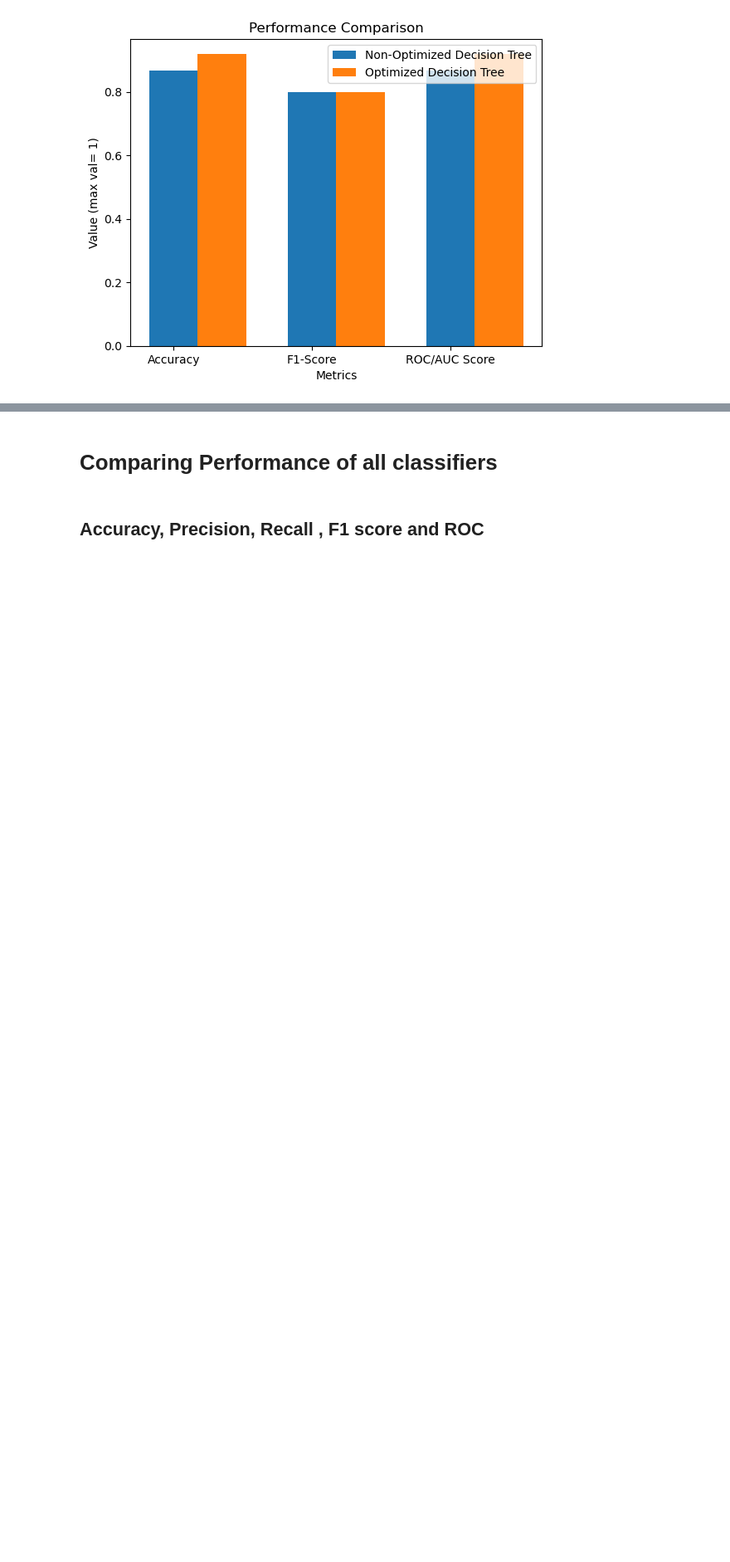
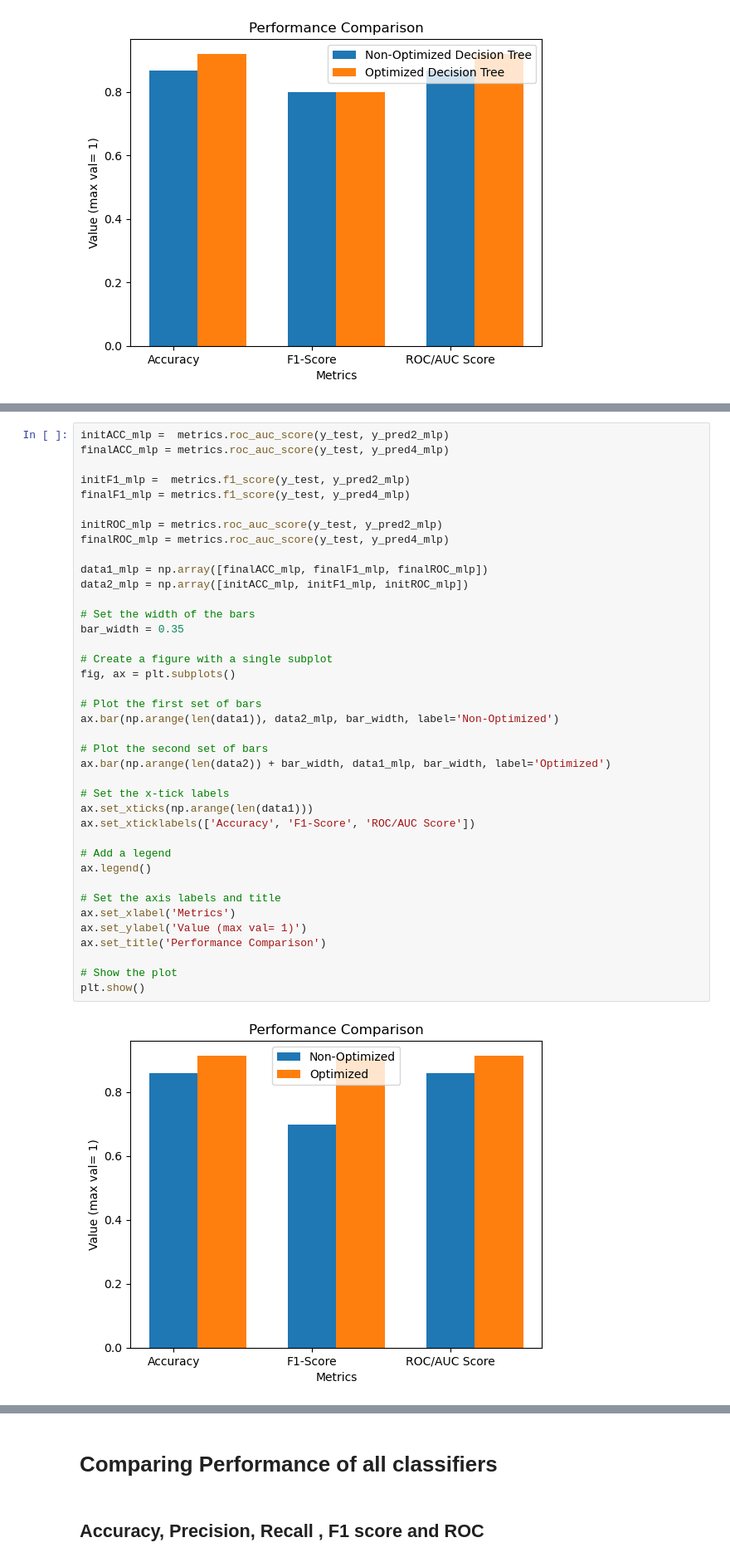
Before and after one commit to mahgob601/MachineLearning-Project, a Jupyter notebook: SVM_KNN_Bayes_DT.ipynb, the cells around one changed output, grey strips where cells are left out. Shown: that part at 83% size. Drawn from its saved outputs; the diff is of its cells as text; blank space fills up the shorter version.

```diff
--- a/SVM_KNN_Bayes_DT.ipynb
+++ b/SVM_KNN_Bayes_DT.ipynb
@@ -808,0 +987,41 @@ plt.show()
+# %%
+initACC_mlp =  metrics.roc_auc_score(y_test, y_pred2_mlp)
+finalACC_mlp = metrics.roc_auc_score(y_test, y_pred4_mlp)
+
+initF1_mlp =  metrics.f1_score(y_test, y_pred2_mlp)
+finalF1_mlp = metrics.f1_score(y_test, y_pred4_mlp)
+
+initROC_mlp = metrics.roc_auc_score(y_test, y_pred2_mlp)
+finalROC_mlp = metrics.roc_auc_score(y_test, y_pred4_mlp)
+
+data1_mlp = np.array([finalACC_mlp, finalF1_mlp, finalROC_mlp])
+data2_mlp = np.array([initACC_mlp, initF1_mlp, initROC_mlp])
+
+# Set the width of the bars
+bar_width = 0.35
+
+# Create a figure with a single subplot
+fig, ax = plt.subplots()
+
+# Plot the first set of bars
+ax.bar(np.arange(len(data1)), data2_mlp, bar_width, label='Non-Optimized')
+
+# Plot the second set of bars
+ax.bar(np.arange(len(data2)) + bar_width, data1_mlp, bar_width, label='Optimized')
+
+# Set the x-tick labels
+ax.set_xticks(np.arange(len(data1)))
+ax.set_xticklabels(['Accuracy', 'F1-Score', 'ROC/AUC Score'])
+
+# Add a legend
+ax.legend()
+
+# Set the axis labels and title
+ax.set_xlabel('Metrics')
+ax.set_ylabel('Value (max val= 1)')
+ax.set_title('Performance Comparison')
+
+# Show the plot
+plt.show()
+# %% [output]
+[figure, added]
```
Also changed, not shown: parts of 26 cells of this notebook.
